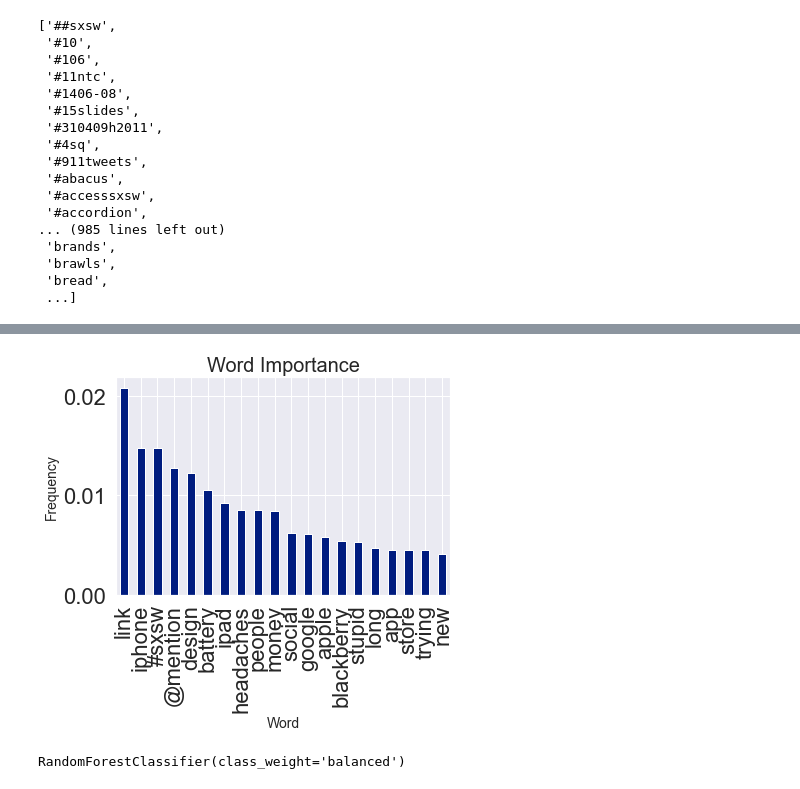
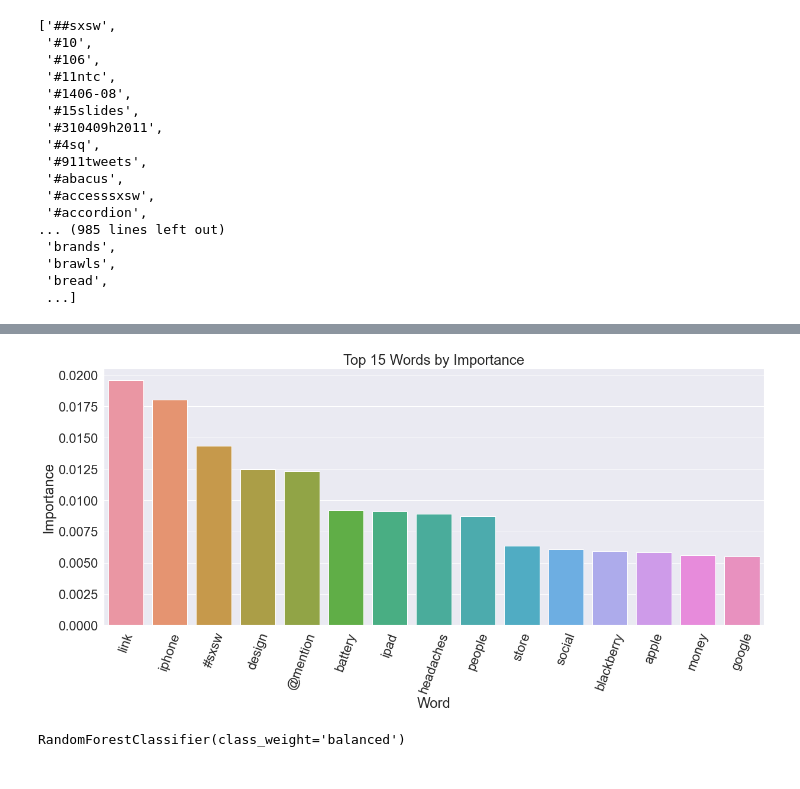
Before and after one commit to JosephDenney/Tweet_Sentiment, a Jupyter notebook: Tweet_Analysis.ipynb, the cells around one changed output, grey strips where cells are left out. Saved outputs shown, nothing was run; the diff lists cells and outputs as text; code cells hidden in the pictures.

Commit message:
second images

```diff
--- a/Tweet_Analysis.ipynb
+++ b/Tweet_Analysis.ipynb
@@ -607,4 +607,4 @@ tf_idf_vectorizer.get_feature_names()
  ...]
 # %%
 importance = pd.Series(ran_for.feature_importances_,index=tf_idf_vectorizer.get_feature_names())
-importance
+importance = pd.DataFrame(importance).sort_values(by=0,ascending=False)
@@ -624,11 +611,17 @@ Length: 4295, dtype: float64
-# %%
-importance.sort_values(ascending=False).head(20).plot(kind='bar')
-plt.title('Word Importance', fontsize=20)
-plt.ylabel(ylabel='Frequency',fontsize=14)
-plt.xlabel(xlabel='Word', fontsize=14)
-plt.show()
-# %% [output]
-[figure, removed]
+# %%
+fig_dims = (20,8)
+fig, ax = plt.subplots(figsize=fig_dims)
+sns.set(font_scale=2)
+sns.set_style("darkgrid")
+palette = sns.set_palette("dark")
+ax = sns.barplot(x=importance.head(15).index, y=importance.head(15)[0], palette=palette)
+ax.set(xlabel="Word",ylabel="Importance")
+plt.ticklabel_format(style='plain',axis='y')
+plt.xticks(rotation=70)
+plt.title('Top 15 Words by Importance')
+plt.show()
+# %% [output]
+[figure, added]
 # %%
 vectorizer = CountVectorizer()
 tf_transform = TfidfTransformer(use_idf=True)
```
Also changed, not shown: parts of 24 cells of this notebook, 25 other files.
